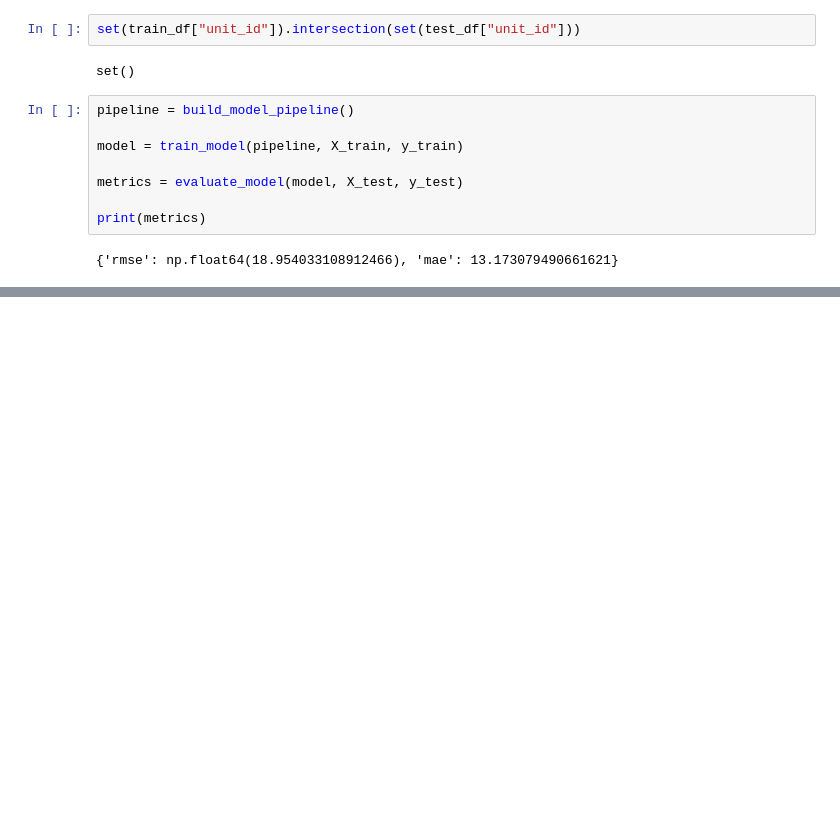
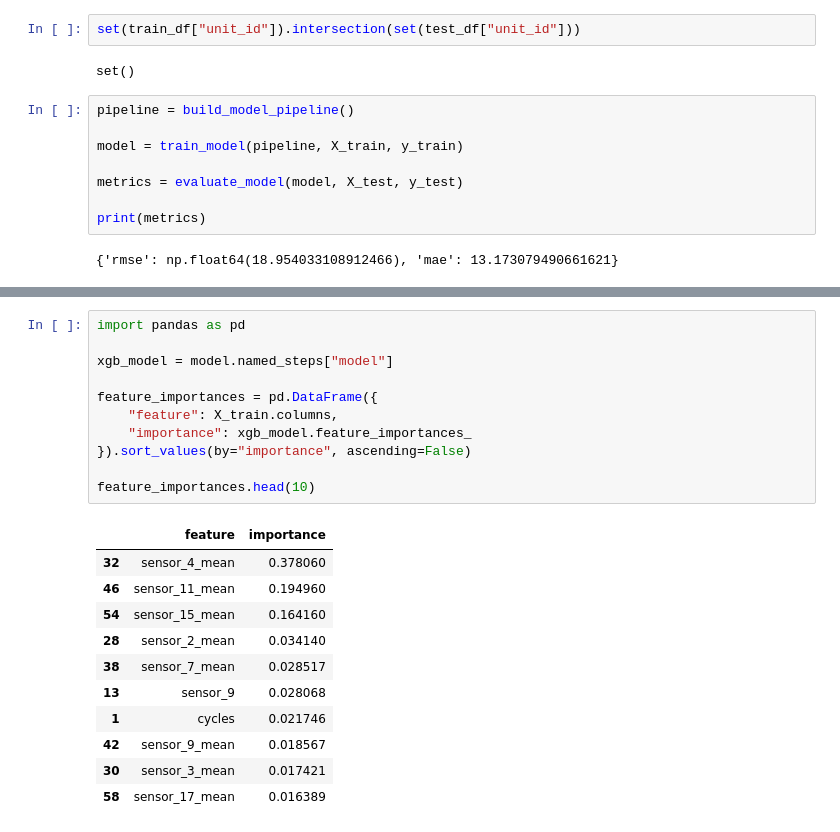
Before and after one commit to eusobergsu/predictive-maintenance-rul-turbofan, a Jupyter notebook: notebooks/01_data_loading.ipynb, the cells around one changed output, grey strips where cells are left out. Cells and saved outputs as stored; diff of their text form; blank space fills up the shorter version.

```diff
--- a/notebooks/01_data_loading.ipynb
+++ b/notebooks/01_data_loading.ipynb
@@ -110,0 +121,23 @@ print(metrics)
+# %%
+import pandas as pd
+
+xgb_model = model.named_steps["model"]
+
+feature_importances = pd.DataFrame({
+    "feature": X_train.columns,
+    "importance": xgb_model.feature_importances_
+}).sort_values(by="importance", ascending=False)
+
+feature_importances.head(10)
+# %% [output]
+|  | feature | importance |
+| 32 | sensor_4_mean | 0.378060 |
+| 46 | sensor_11_mean | 0.194960 |
+| 54 | sensor_15_mean | 0.164160 |
+| 28 | sensor_2_mean | 0.034140 |
+| 38 | sensor_7_mean | 0.028517 |
+| 13 | sensor_9 | 0.028068 |
+| 1 | cycles | 0.021746 |
+| 42 | sensor_9_mean | 0.018567 |
+| 30 | sensor_3_mean | 0.017421 |
+| 58 | sensor_17_mean | 0.016389 |
```
Also changed, not shown: parts of 2 cells of this notebook.
